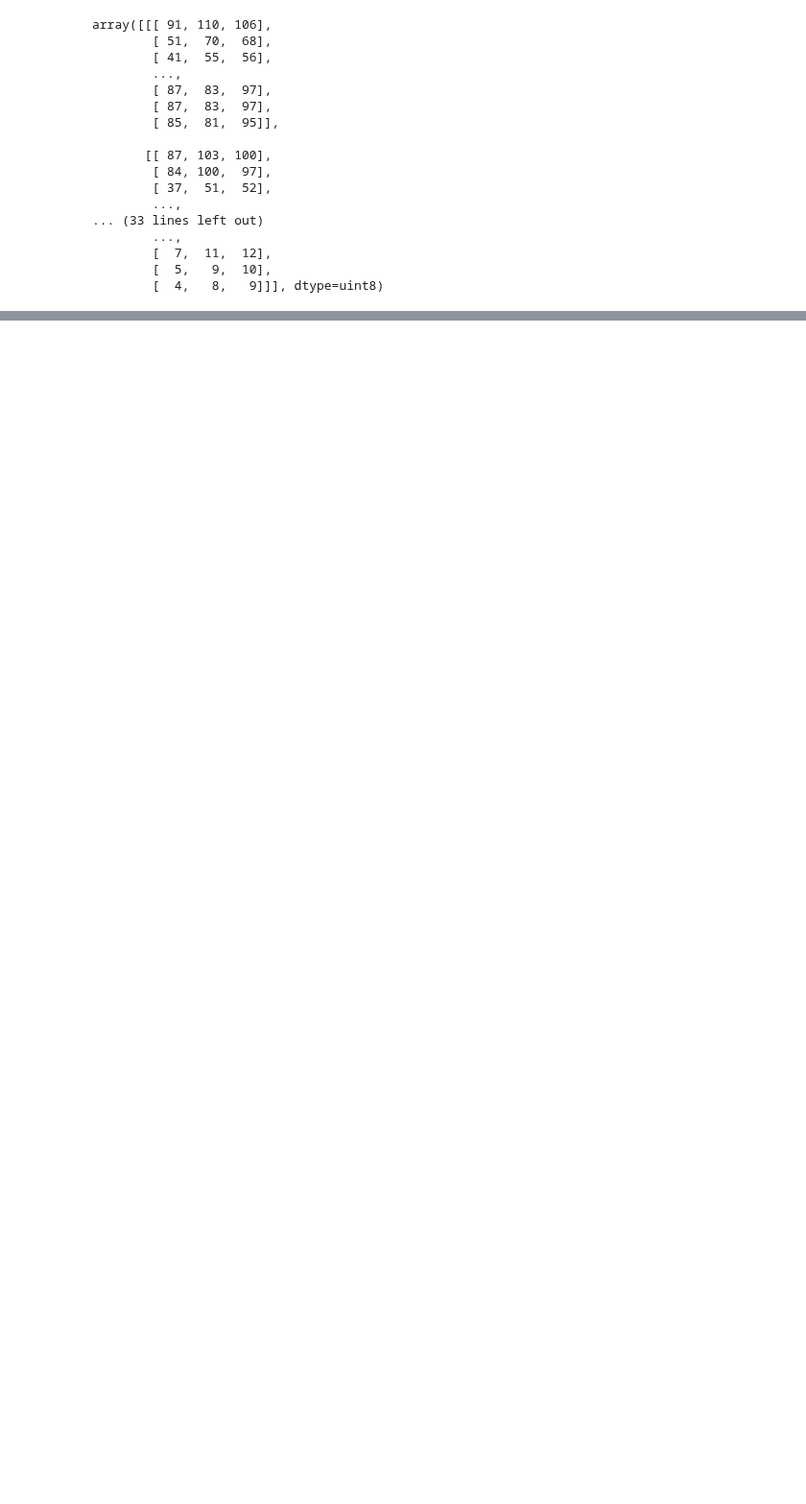
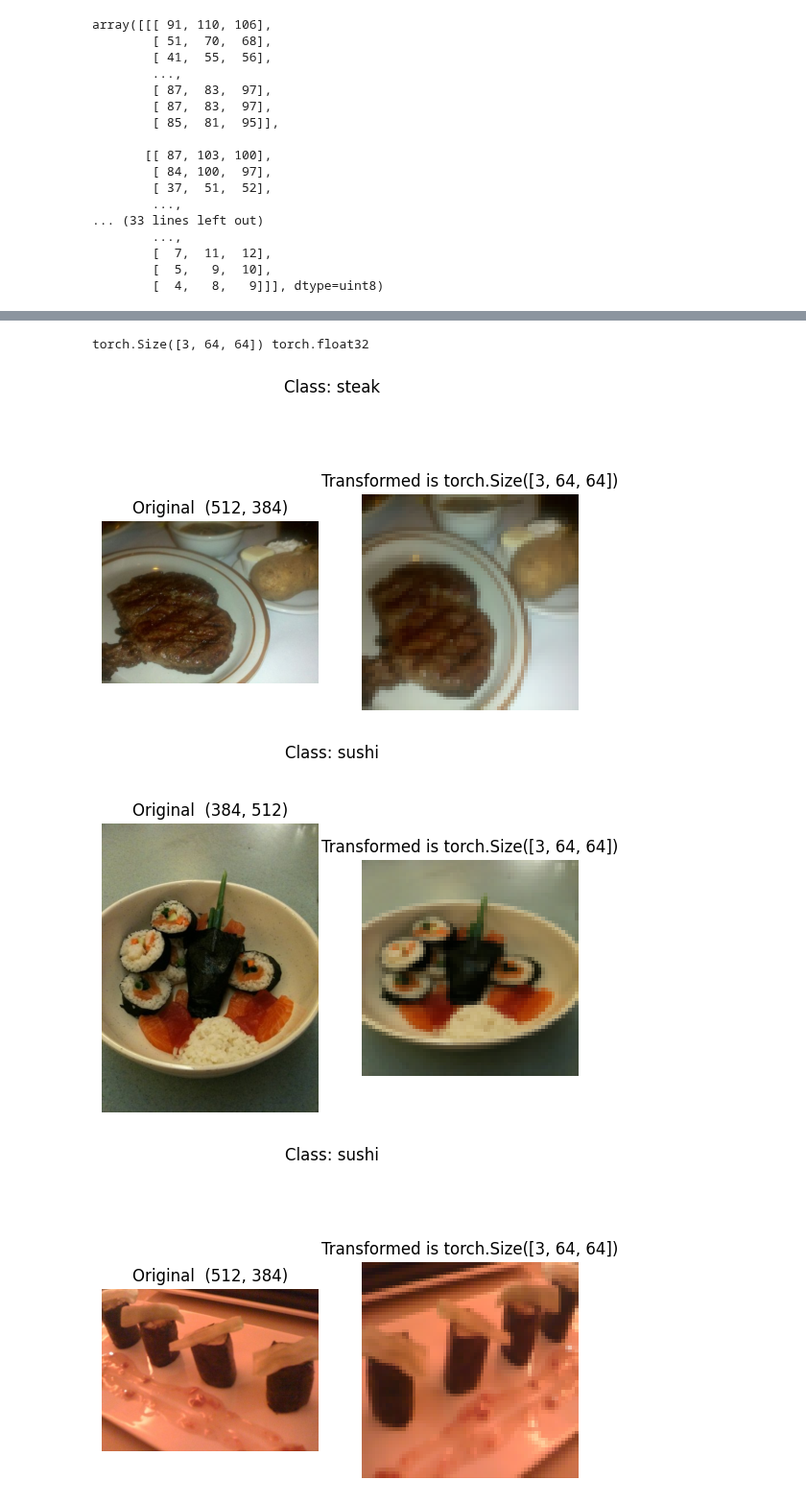
Before and after one commit to Suvanga/ML_DL, a Jupyter notebook: Custom_Datasets.ipynb, the cells around one changed output, grey strips where cells are left out. Shown at 96% size. Drawn from its saved outputs; the diff is of its cells as text; code cells hidden in the pictures; blank space fills up the shorter version.

Commit message:
Data is transformed to tensor and compared with original dataset(Shape size and the values)

```diff
--- a/Custom_Datasets.ipynb
+++ b/Custom_Datasets.ipynb
@@ -175,0 +183,42 @@ array([[[ 91, 110, 106],
+# %%
+import torch
+from torch.utils.data import DataLoader
+from torchvision import datasets, transforms
+
+data_transform = transforms.Compose([
+    #Resize our images to 64, 64
+    transforms.Resize(size = (64 ,64)),
+    #flip the images randomly in horizontal axis
+    transforms.RandomHorizontalFlip(p=0.5),
+    #transform it into torch tensor
+    transforms.ToTensor()
+])
+# %%
+print(data_transform(img).shape,
+data_transform(img).dtype)
+# %% [output]
+torch.Size([3, 64, 64]) torch.float32
+# %%
+def plot_transformed_images(image_paths: list, transform, n =3, seed = None):
+  if seed:
+    random.seed(seed)
+  random_image_paths = random.sample(image_paths, k = n)
+  for image in random_image_paths:
+    with Image.open(image) as f:
+      fig,ax = plt.subplots(nrows = 1, ncols =2)
+      ax[0].imshow(f)
+      ax[0].set_title(f"Original  {f.size}")
+      ax[0].axis(False)
+
+      transformed_images = transform(f)
+      ax[1].imshow(transformed_images.permute(1, 2, 0)) # Permute to (H, W, C) for matplotlib
+      ax[1].set_title(f"Transformed is {transformed_images.shape}")
+      ax[1].axis(False)
+
+      fig.suptitle(f"Class: {image.parent.stem}")
+
+plot_transformed_images(image_paths = image_path_list, transform = data_transform, n =3, seed = None)
+# %% [output]
+[figure, added]
+[figure, added]
+[figure, added]
```
Also changed, not shown: parts of 1 cell of this notebook.
